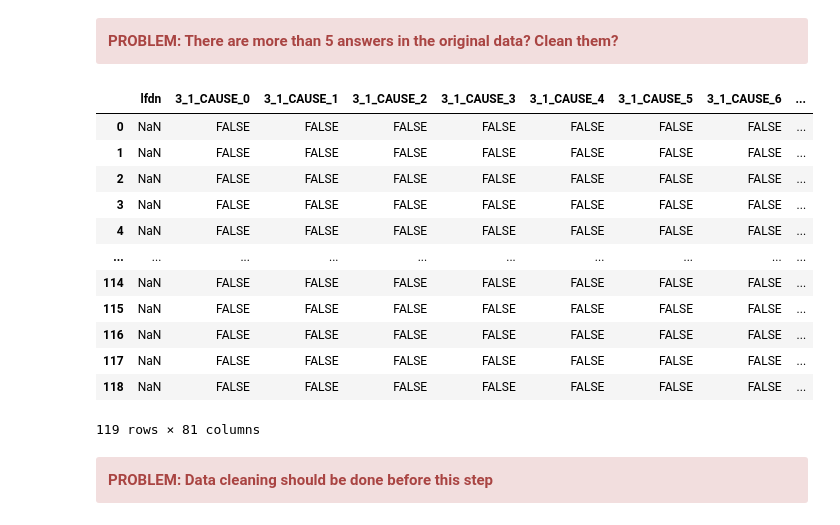
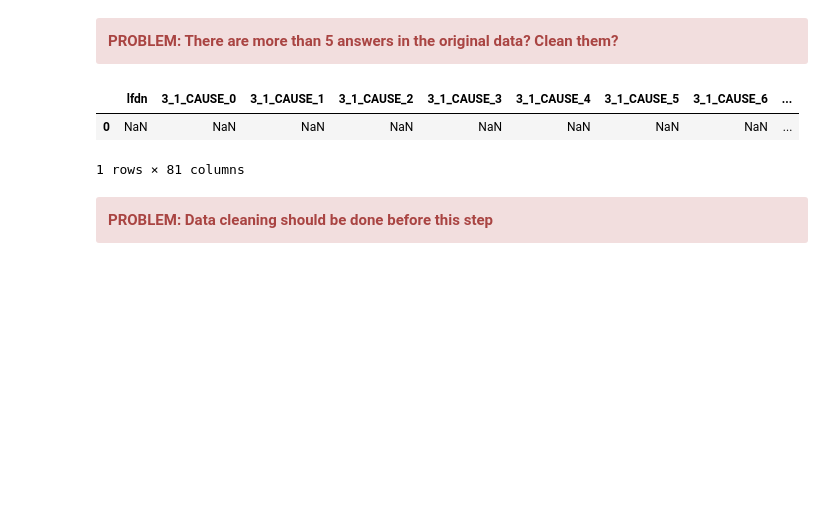
Before and after one commit to NaPiRE/QuickCheckRE, a Jupyter notebook: Data Transformation/DataTransformation.ipynb, the cells around one changed output. Saved outputs shown, nothing was run; the diff lists cells and outputs as text; code cells hidden in the pictures; blank space fills up the shorter version.

```diff
--- a/Data Transformation/DataTransformation.ipynb
+++ b/Data Transformation/DataTransformation.ipynb
@@ -1309,51 +1310,34 @@ causeDF
 # %%
 causeDF = pd.read_csv(r'.\data\Causes_categories.csv',
                       encoding='latin1', delimiter=';')
 causeDF = causeDF.rename(columns={'ï»¿Original Category': 'Original Category'})
 causeDict = causeDF.set_index('Original Category').T.to_dict('list')
 # # get length of answer possibilites
 lenOfCauses = len(causeDF['New Category'].unique())
 
 causeKeys = []
 causeAnswerRange = np.arange(0, 16)
-# Construct answer.csv format columns ([questionId]_[rank]_[PROBLEM]_[answerIndex])
+# Construct answer.csv format columns ([questionId]_[rank]_[CAUSE]_[answerIndex])
 for rank in rankRange:
     for answerIndex in causeAnswerRange:
         causeKeys.append(N23ID+'_'+str(rank)+'_CAUSE_'+str(answerIndex))
 
-causeResultDF = pd.DataFrame(data={'lfdn': [np.nan]*causeDF.shape[0]})
+N23_CAUSEresult = pd.DataFrame(data={'lfdn': [np.nan]})
 for causeKey in causeKeys:
-    newColumn = pd.DataFrame(data={causeKey: ['FALSE']*causeDF.shape[0]})
-    causeResultDF = pd.concat((causeResultDF, newColumn), axis=1)
-
-# causeResultDF = pd.DataFrame()
-# for i in np.arange(lenOfCauses):
-#     if i == 0:
-#         causeResultDF['lfdn'] = np.nan
-#     causeResultDF[N23ID+'_'+str(i)] = 'FALSE'
-
+    newColumn = pd.DataFrame(data={causeKey: [np.nan]})
+    N23_CAUSEresult = pd.concat((N23_CAUSEresult, newColumn), axis=1)
 
 def delist(oneItemList):
     if len(oneItemList) == 1:
         return oneItemList.pop()
 
 
 causeDict = {key: delist(value) for key, value in causeDict.items()}
-causeResultDF
+N23_CAUSEresult
 # %% [output]
 |  | lfdn | 3_1_CAUSE_0 | 3_1_CAUSE_1 | 3_1_CAUSE_2 | 3_1_CAUSE_3 | 3_1_CAUSE_4 | 3_1_CAUSE_5 | 3_1_CAUSE_6 | ... |
-| 0 | NaN | FALSE | FALSE | FALSE | FALSE | FALSE | FALSE | FALSE | ... |
-| 1 | NaN | FALSE | FALSE | FALSE | FALSE | FALSE | FALSE | FALSE | ... |
-| 2 | NaN | FALSE | FALSE | FALSE | FALSE | FALSE | FALSE | FALSE | ... |
-| 3 | NaN | FALSE | FALSE | FALSE | FALSE | FALSE | FALSE | FALSE | ... |
-| 4 | NaN | FALSE | FALSE | FALSE | FALSE | FALSE | FALSE | FALSE | ... |
-| ... | ... | ... | ... | ... | ... | ... | ... | ... | ... |
-| 114 | NaN | FALSE | FALSE | FALSE | FALSE | FALSE | FALSE | FALSE | ... |
-| 115 | NaN | FALSE | FALSE | FALSE | FALSE | FALSE | FALSE | FALSE | ... |
-| 116 | NaN | FALSE | FALSE | FALSE | FALSE | FALSE | FALSE | FALSE | ... |
-| 117 | NaN | FALSE | FALSE | FALSE | FALSE | FALSE | FALSE | FALSE | ... |
-| 118 | NaN | FALSE | FALSE | FALSE | FALSE | FALSE | FALSE | FALSE | ... |
+| 0 | NaN | NaN | NaN | NaN | NaN | NaN | NaN | NaN | ... |
-119 rows × 81 columns
+1 rows × 81 columns
 # %% [markdown]
 <div class="alert alert-danger" role="alert">
     <div class="row vertical-align">
```
Also changed, not shown: parts of 12 cells of this notebook, 34 other files.
